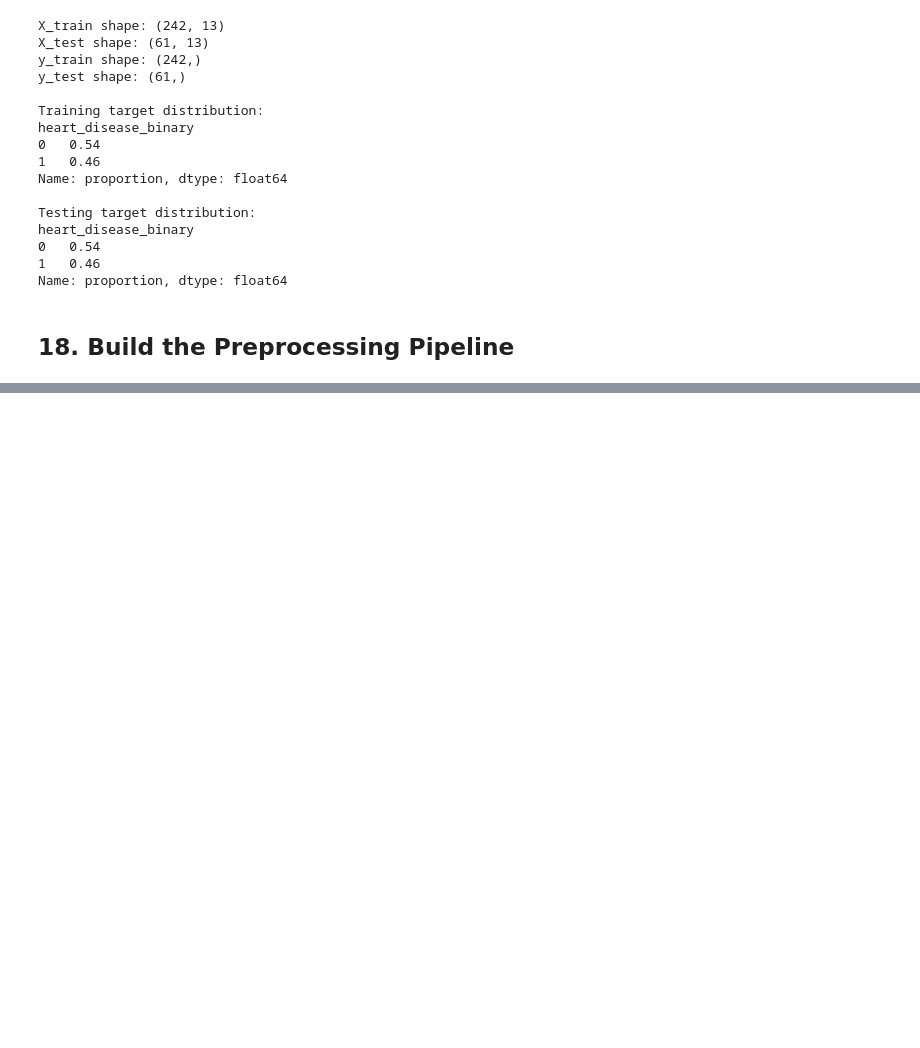
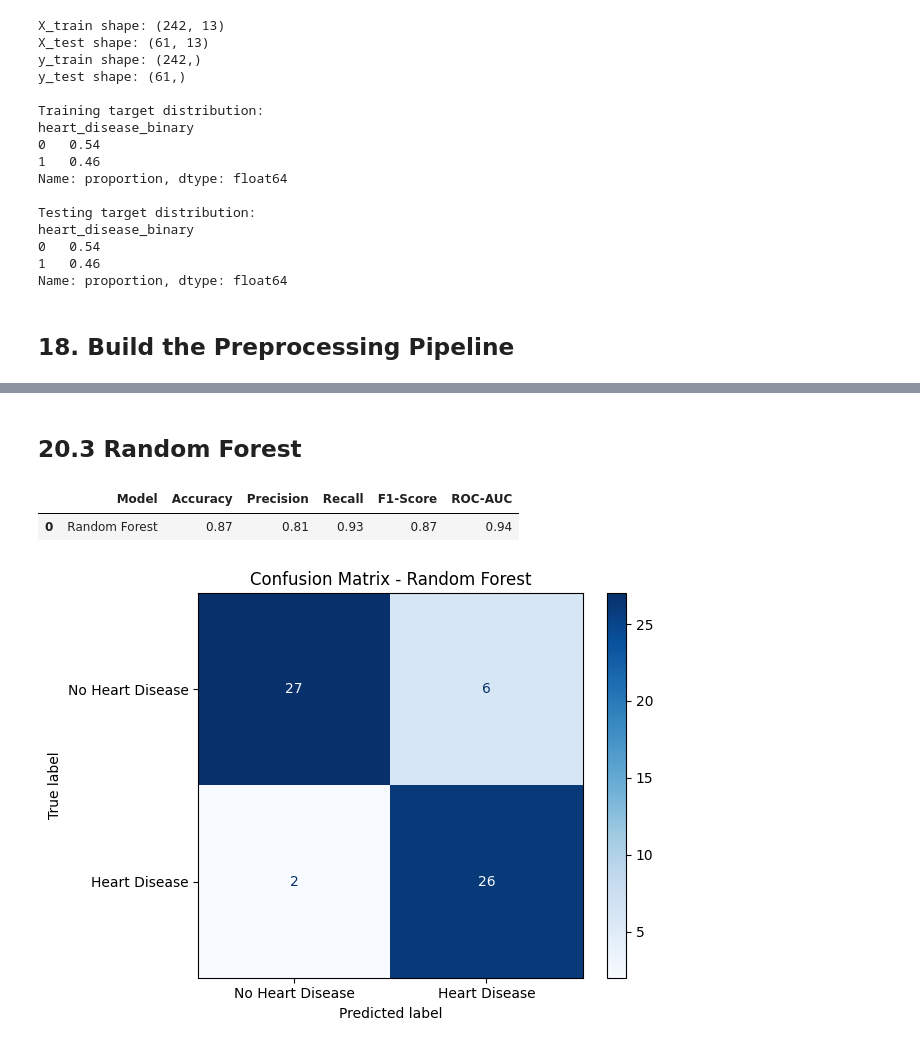
Before and after one commit to Kushagra-afk-commits/Heart-Disease-prediction-Using-Machine-Learning, a Jupyter notebook: Heart_Disease.ipynb, the cells around one changed output, grey strips where cells are left out. Saved outputs shown, nothing was run; the diff lists cells and outputs as text; code cells hidden in the pictures; blank space fills up the shorter version.

```diff
--- a/Heart_Disease.ipynb
+++ b/Heart_Disease.ipynb
@@ -657,0 +774,53 @@ for model_name, classifier in initial_models.items():
+# %% [markdown]
+## 20.3 Random Forest
+# %%
+# Build and train the Random Forest model
+random_forest_pipeline = Pipeline(steps=[
+    ("preprocessor", clone(preprocessor)),
+    ("model", RandomForestClassifier(n_estimators=300, random_state=42))
+])
+
+random_forest_pipeline.fit(X_train, y_train)
+
+# Generate test-set class predictions and probabilities
+random_forest_predictions = random_forest_pipeline.predict(X_test)
+random_forest_probabilities = random_forest_pipeline.predict_proba(X_test)[:, 1]
+
+# Calculate the required test-set evaluation metrics
+random_forest_accuracy = accuracy_score(y_test, random_forest_predictions)
+random_forest_precision = precision_score(y_test, random_forest_predictions, zero_division=0)
+random_forest_recall = recall_score(y_test, random_forest_predictions, zero_division=0)
+random_forest_f1 = f1_score(y_test, random_forest_predictions, zero_division=0)
+random_forest_roc_auc = roc_auc_score(y_test, random_forest_probabilities)
+
+random_forest_result = {
+    "Model": "Random Forest",
+    "Accuracy": random_forest_accuracy,
+    "Precision": random_forest_precision,
+    "Recall": random_forest_recall,
+    "F1-Score": random_forest_f1,
+    "ROC-AUC": random_forest_roc_auc
+}
+
+results.append(random_forest_result)
+fitted_models["Random Forest"] = random_forest_pipeline
+predictions_by_model["Random Forest"] = random_forest_predictions
+probabilities_by_model["Random Forest"] = random_forest_probabilities
+
+display(pd.DataFrame([random_forest_result]).round(3))
+
+# Visualise the confusion matrix before moving to the next model
+ConfusionMatrixDisplay.from_predictions(
+    y_test,
+    random_forest_predictions,
+    display_labels=["No Heart Disease", "Heart Disease"],
+    values_format="d",
+    cmap="Blues"
+)
+plt.title("Confusion Matrix - Random Forest")
+plt.tight_layout()
+plt.show()
+# %% [output]
+|  | Model | Accuracy | Precision | Recall | F1-Score | ROC-AUC |
+| 0 | Random Forest | 0.87 | 0.81 | 0.93 | 0.87 | 0.94 |
+[figure, added]
```
Also changed, not shown: parts of 23 cells of this notebook.
